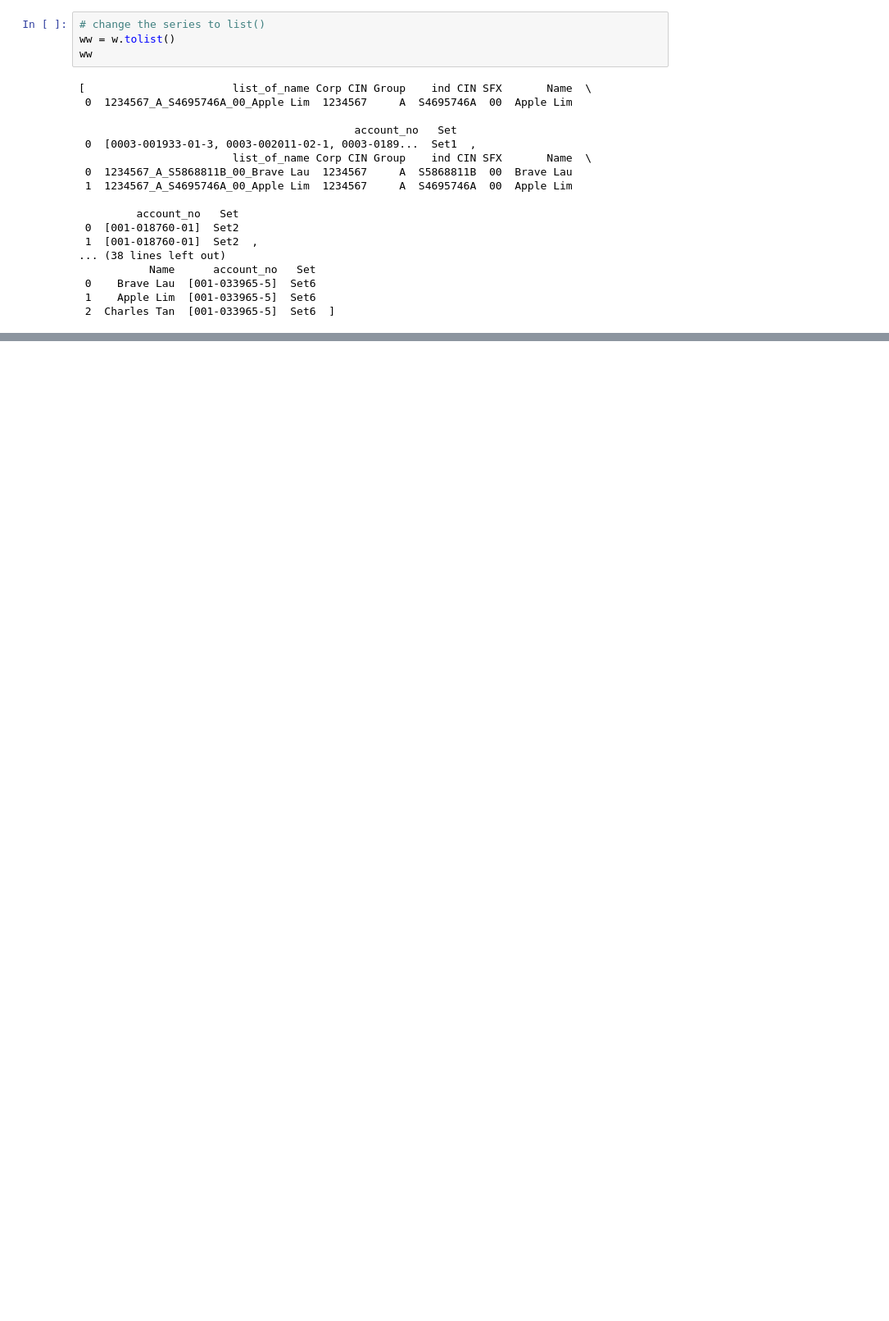
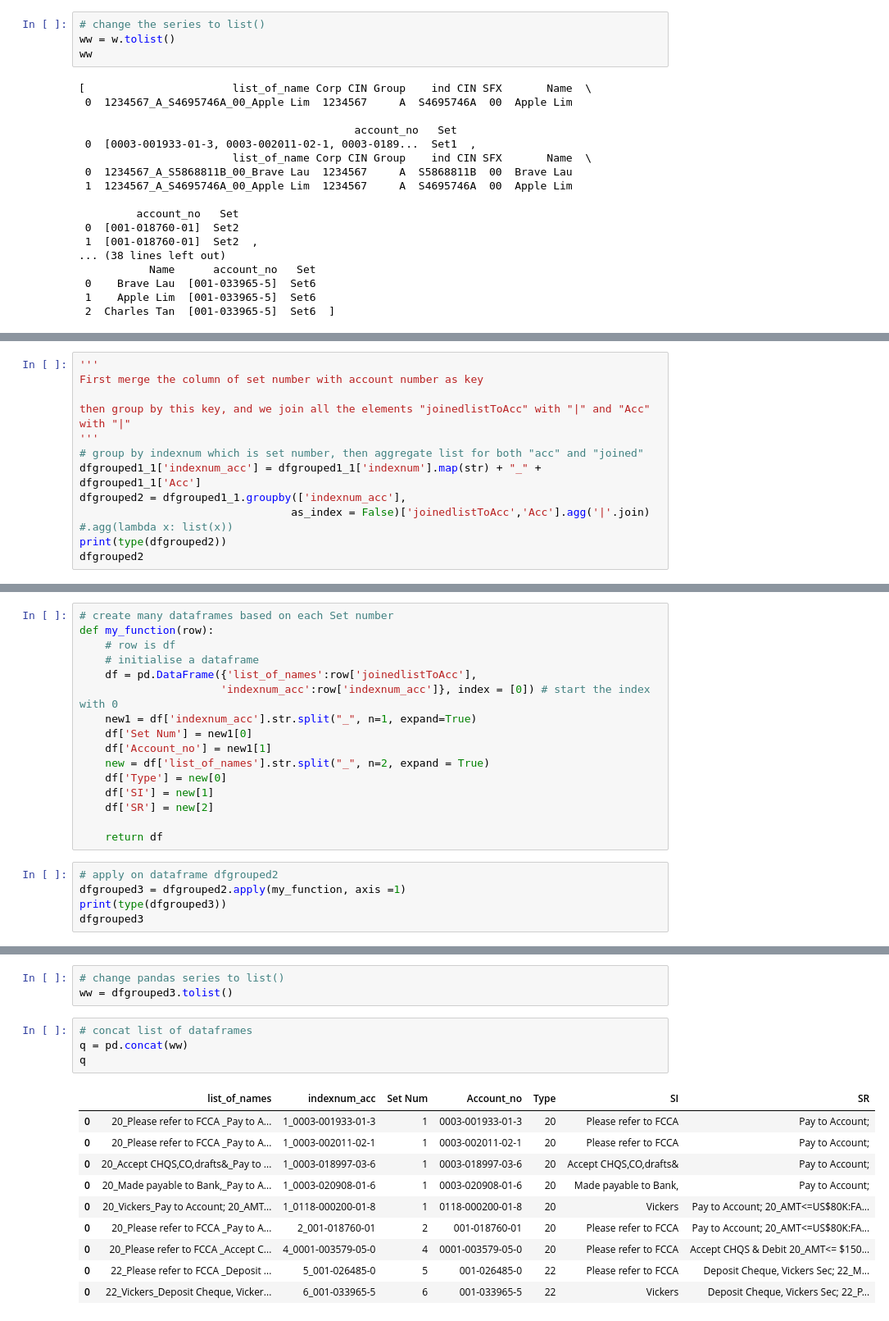
Before and after one commit to cjy93/crytography_cybersecurity_ML, a Jupyter notebook: Task1_2_CrytographyAndML_GroupToCommonDataFrames.ipynb, the cells around one changed output, grey strips where cells are left out. Shown: that part at 82% size. Cells and saved outputs as stored; diff of their text form; blank space fills up the shorter version.

```diff
--- a/Task1_2_CrytographyAndML_GroupToCommonDataFrames.ipynb
+++ b/Task1_2_CrytographyAndML_GroupToCommonDataFrames.ipynb
@@ -364,0 +704,12 @@ q
+# %%
+'''
+First merge the column of set number with account number as key
+
+then group by this key, and we join all the elements "joinedlistToAcc" with "|" and "Acc" with "|"
+'''
+# group by indexnum which is set number, then aggregate list for both "acc" and "joined"
+dfgrouped1_1['indexnum_acc'] = dfgrouped1_1['indexnum'].map(str) + "_" + dfgrouped1_1['Acc']
+dfgrouped2 = dfgrouped1_1.groupby(['indexnum_acc'],
+                                 as_index = False)['joinedlistToAcc','Acc'].agg('|'.join) #.agg(lambda x: list(x))
+print(type(dfgrouped2))
+dfgrouped2
@@ -364,0 +753,21 @@ q
+# %%
+# create many dataframes based on each Set number
+def my_function(row):
+    # row is df
+    # initialise a dataframe
+    df = pd.DataFrame({'list_of_names':row['joinedlistToAcc'],
+                      'indexnum_acc':row['indexnum_acc']}, index = [0]) # start the index with 0
+    new1 = df['indexnum_acc'].str.split("_", n=1, expand=True)
+    df['Set Num'] = new1[0]
+    df['Account_no'] = new1[1]
+    new = df['list_of_names'].str.split("_", n=2, expand = True)
+    df['Type'] = new[0]
+    df['SI'] = new[1]
+    df['SR'] = new[2]
+
+    return df
+# %%
+# apply on dataframe dfgrouped2
+dfgrouped3 = dfgrouped2.apply(my_function, axis =1)
+print(type(dfgrouped3))
+dfgrouped3
@@ -364,0 +786,18 @@ q
+# %%
+# change pandas series to list()
+ww = dfgrouped3.tolist()
+# %%
+# concat list of dataframes
+q = pd.concat(ww)
+q
+# %% [output]
+|  | list_of_names | indexnum_acc | Set Num | Account_no | Type | SI | SR |
+| 0 | 20_Please refer to FCCA _Pay to A... | 1_0003-001933-01-3 | 1 | 0003-001933-01-3 | 20 | Please refer to FCCA | Pay to Account; |
+| 0 | 20_Please refer to FCCA _Pay to A... | 1_0003-002011-02-1 | 1 | 0003-002011-02-1 | 20 | Please refer to FCCA | Pay to Account; |
+| 0 | 20_Accept CHQS,CO,drafts&_Pay to ... | 1_0003-018997-03-6 | 1 | 0003-018997-03-6 | 20 | Accept CHQS,CO,drafts& | Pay to Account; |
+| 0 | 20_Made payable to Bank,_Pay to A... | 1_0003-020908-01-6 | 1 | 0003-020908-01-6 | 20 | Made payable to Bank, | Pay to Account; |
+| 0 | 20_Vickers_Pay to Account; 20_AMT... | 1_0118-000200-01-8 | 1 | 0118-000200-01-8 | 20 | Vickers | Pay to Account; 20_AMT<=US$80K:FA... |
+| 0 | 20_Please refer to FCCA _Pay to A... | 2_001-018760-01 | 2 | 001-018760-01 | 20 | Please refer to FCCA | Pay to Account; 20_AMT<=US$80K:FA... |
+| 0 | 20_Please refer to FCCA _Accept C... | 4_0001-003579-05-0 | 4 | 0001-003579-05-0 | 20 | Please refer to FCCA | Accept CHQS & Debit 20_AMT<= $150... |
+| 0 | 22_Please refer to FCCA _Deposit ... | 5_001-026485-0 | 5 | 001-026485-0 | 22 | Please refer to FCCA | Deposit Cheque, Vickers Sec; 22_M... |
+| 0 | 22_Vickers_Deposit Cheque, Vicker... | 6_001-033965-5 | 6 | 001-033965-5 | 22 | Vickers | Deposit Cheque, Vickers Sec; 22_P... |
```
Also changed, not shown: parts of 24 cells of this notebook, 1 other file.
